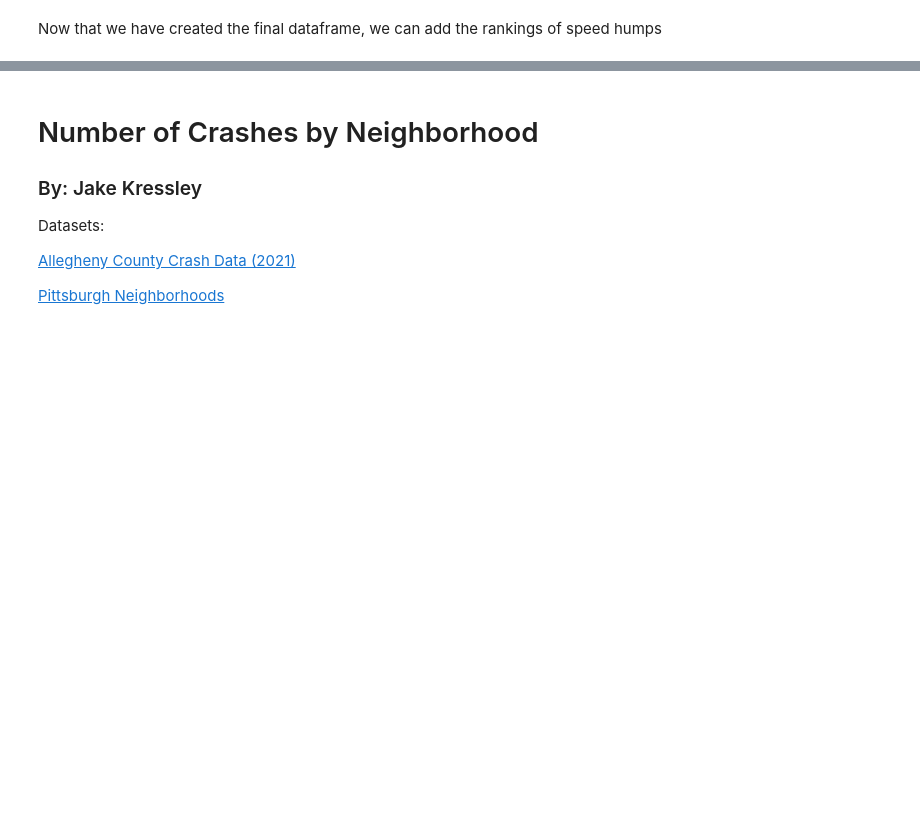
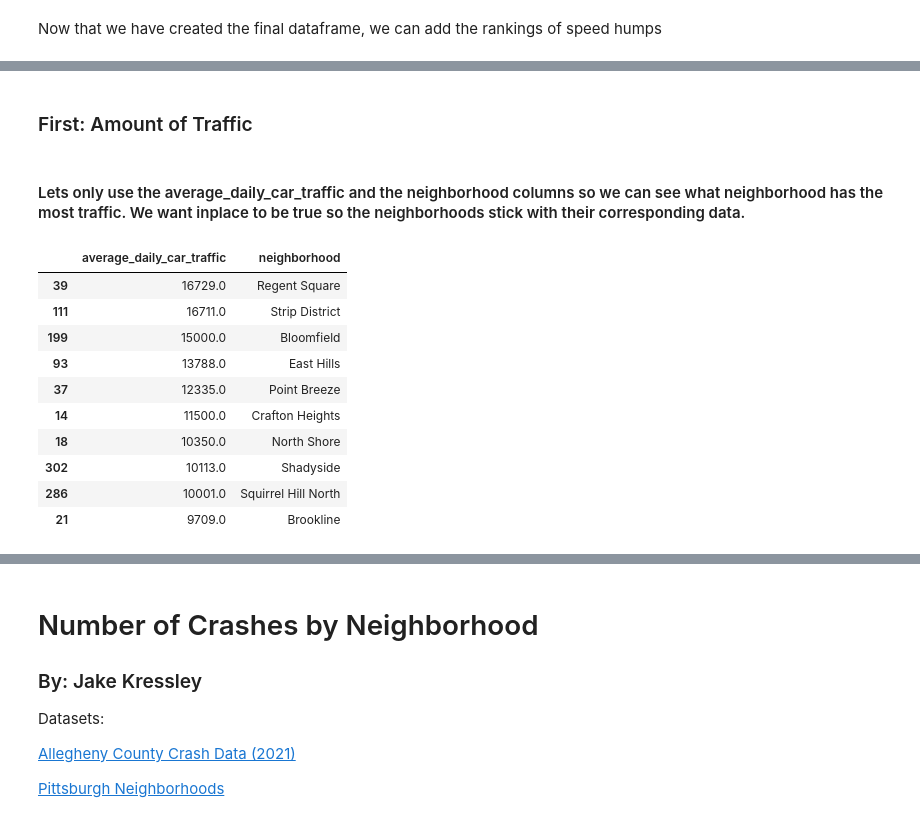
Before and after one commit to jakekressley/ldpn, a Jupyter notebook: code/project.ipynb, the cells around one changed output, grey strips where cells are left out. Drawn from its saved outputs; the diff is of its cells as text; code cells hidden in the pictures; blank space fills up the shorter version.

```diff
--- a/code/project.ipynb
+++ b/code/project.ipynb
@@ -157,0 +188,21 @@ for index, neighborhood in speedhumps
+# %% [markdown]
+### First: Amount of Traffic
+# %% [markdown]
+#### Lets only use the average_daily_car_traffic and the neighborhood columns so we can see what neighborhood has the most traffic. We want inplace to be true so the neighborhoods stick with their corresponding data.
+# %%
+import pandas as pd
+df=pd.read_csv("TrafficCount.csv",usecols=['average_daily_car_traffic','neighborhood'])
+df2=df.sort_values(by='average_daily_car_traffic',inplace=True,ascending=False)
+df.head(10)
+# %% [output]
+|  | average_daily_car_traffic | neighborhood |
+| 39 | 16729.0 | Regent Square |
+| 111 | 16711.0 | Strip District |
+| 199 | 15000.0 | Bloomfield |
+| 93 | 13788.0 | East Hills |
+| 37 | 12335.0 | Point Breeze |
+| 14 | 11500.0 | Crafton Heights |
+| 18 | 10350.0 | North Shore |
+| 302 | 10113.0 | Shadyside |
+| 286 | 10001.0 | Squirrel Hill North |
+| 21 | 9709.0 | Brookline |
```
Also changed, not shown: parts of 8 cells of this notebook.
